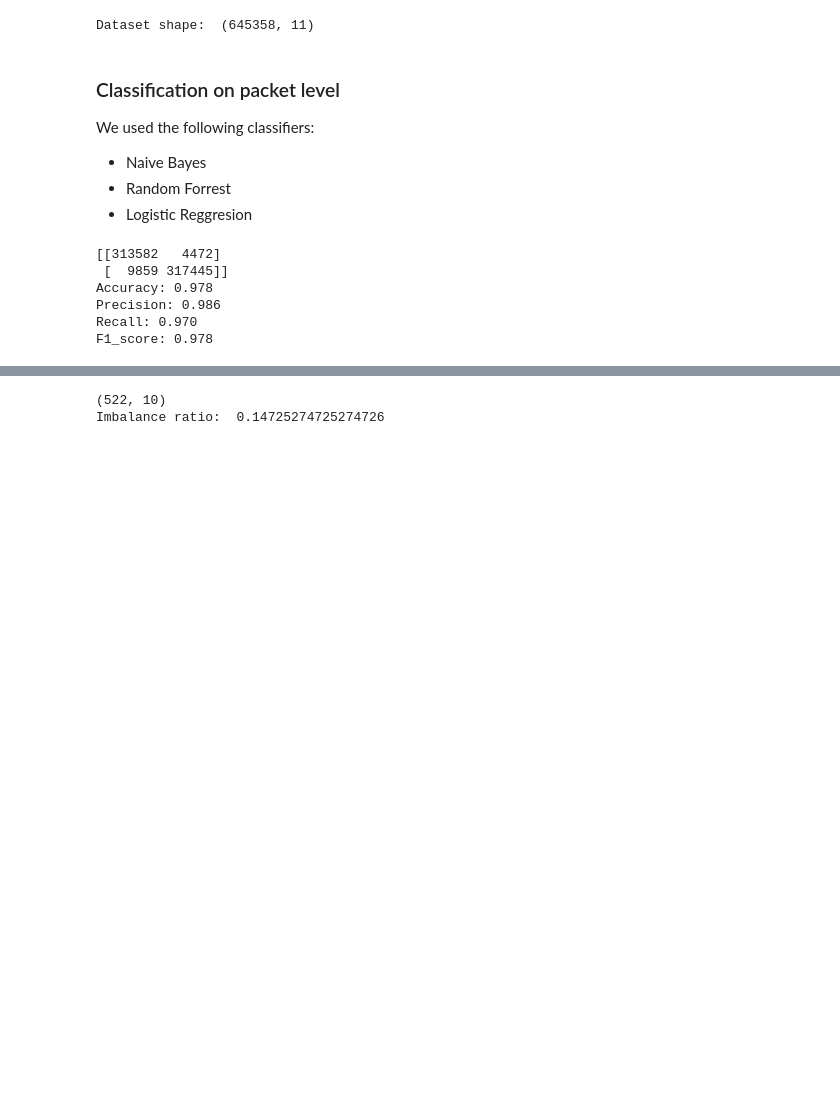
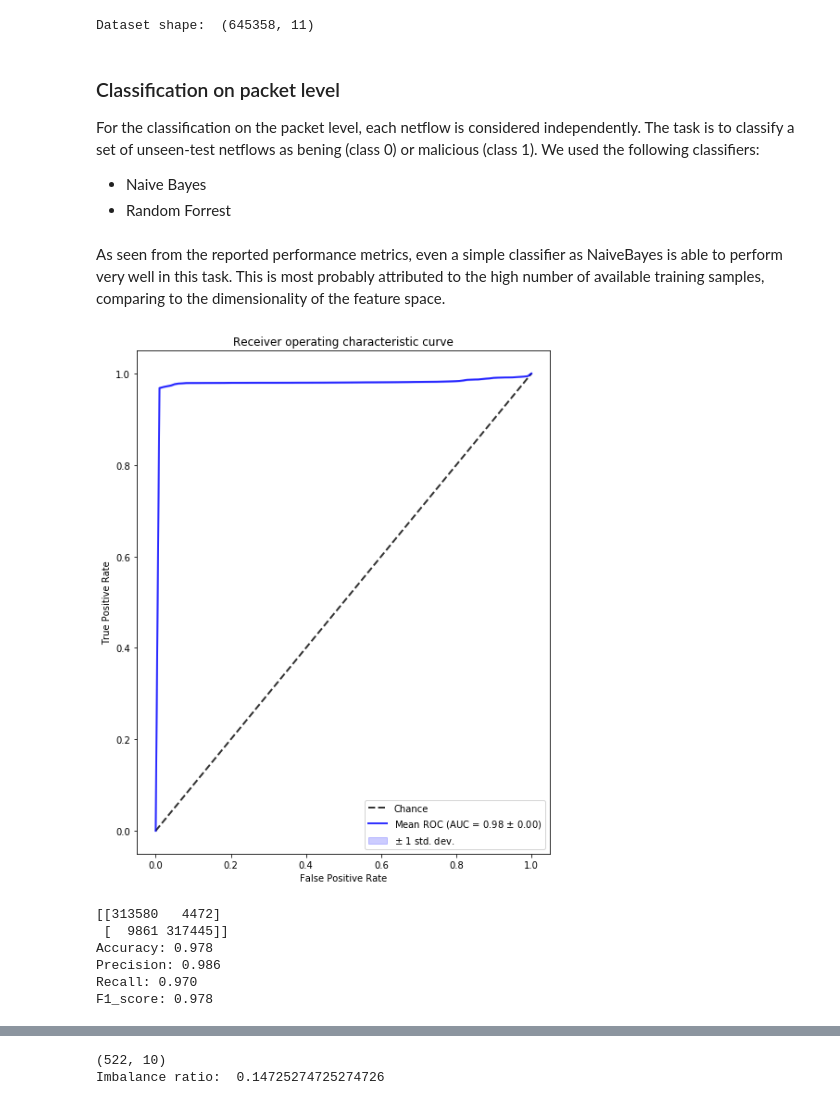
Before and after one commit to giannislelekas/CS4035, a Jupyter notebook: lab3/Flow_Classification_Task.ipynb, the cells around one changed output, grey strips where cells are left out. Saved outputs shown, nothing was run; the diff lists cells and outputs as text; code cells hidden in the pictures; blank space fills up the shorter version.

Commit message:
Added comments for classification task

```diff
--- a/lab3/Flow_Classification_Task.ipynb
+++ b/lab3/Flow_Classification_Task.ipynb
@@ -80,11 +119,3 @@ Ratio:  1.0047341395452865
-# %%
-# Produce labels
-label_mapping={}
-label_mapping['Label'] = {'LEGITIMATE': 0, 'Botnet' : 1}
-data_nobground.replace({'Label' : label_mapping['Label']}, inplace=True)
-
-# Keep the labels
-labels= data_nobground['Label'].values
 # %% [markdown]
 ### Convesion of categorical data to numeric
 
@@ -101,30 +138,32 @@ print("Dataset shape: ", X.shape)
 Dataset shape:  (645358, 11)
 # %% [markdown]
 ### Classification on packet level
-We used the following classifiers:
+For the classification on the packet level, each netflow is considered independently. The task is to classify a set of unseen-test netflows as bening (class 0) or malicious (class 1). We used the following classifiers:
 - Naive Bayes
 - Random Forrest
-- Logistic Reggresion
 # %%
 # 10-Fold stratified cross validation with shuffling of the dataset before extracting the stratified splits,
 # used for estimating performance
 num_splits = 10
 cv = StratifiedKFold(n_splits = num_splits, shuffle = True)
+# %% [markdown]
+As seen from the reported performance metrics, even a simple classifier as NaiveBayes is able to perform very well in this task. This is most probably attributed to the high number of available training samples, comparing to the dimensionality of the feature space.
 # %%
 from sklearn.naive_bayes import GaussianNB
 
 clf = GaussianNB()
-nb_mean_tpr, nb_std_tpr, nb_mean_auc, nb_std_auc, mean_F1, std_F1, cm =roc_analysis(X, labels, clf, cv, False, False, False)
+_, _, _, _, _, _, cm =roc_analysis(X, labels, clf, cv, False, True, False)
 
 print(cm)
 acc, prec, rec, F1 = performance_metrics(cm)
 print("Accuracy: %.3f" %acc)
 print("Precision: %.3f" %prec)
 print("Recall: %.3f" %rec)
 print("F1_score: %.3f" %F1)
 # %% [output]
+[figure, added]
-[[313582   4472]
- [  9859 317445]]
+[[313580   4472]
+ [  9861 317445]]
 Accuracy: 0.978
 Precision: 0.986
 Recall: 0.970
```
Also changed, not shown: parts of 31 cells of this notebook, 1 other file.
